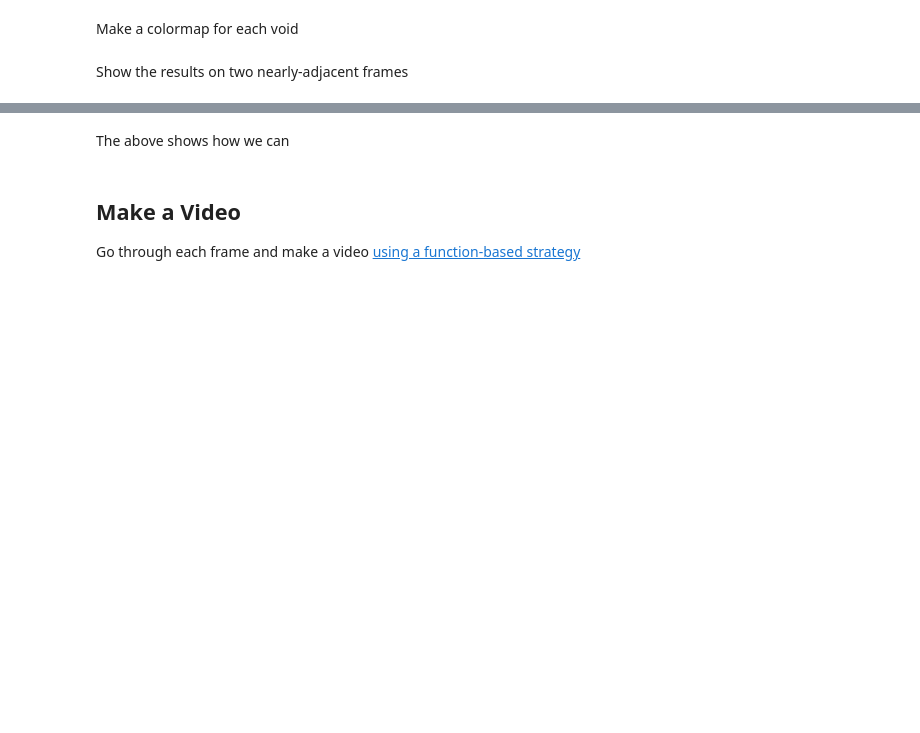
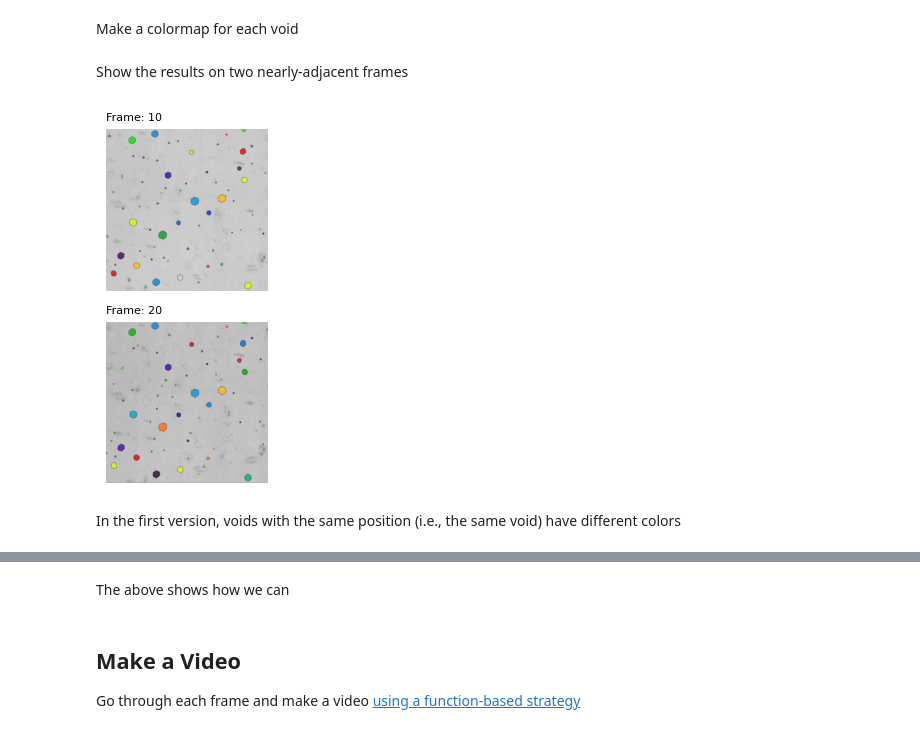
Before and after one commit to globus-labs/real-time-defect-analysis, a Jupyter notebook: notebooks/tracking-voids/1_make-labelling-video.ipynb, the cells around one changed output, grey strips where cells are left out. Saved outputs shown, nothing was run; the diff lists cells and outputs as text; code cells hidden in the pictures; blank space fills up the shorter version.

```diff
--- a/notebooks/tracking-voids/1_make-labelling-video.ipynb
+++ b/notebooks/tracking-voids/1_make-labelling-video.ipynb
@@ -150,6 +186,28 @@ def labels_to_colors(labels, colors) -> np.ndarray:
 colored_mask = labels_to_colors(labels, colors)
 # %% [markdown]
 Show the results on two nearly-adjacent frames
+# %%
+fig, axs = plt.subplots(2, 1, figsize=(2, 4.))
+
+for ax, fid in zip(axs, [10, 20]):
+    # Get the images
+    frame = frame_data.iloc[fid]
+    image = load_file(run_path / frame['image-path'])
+    labels = load_and_label_mask(fid, False)
+    colored_mask = labels_to_colors(labels, colors)
+
+    # Plot them
+    ax.set_title(f'Frame: {fid}', loc='left', fontsize=8)
+    im1 = ax.imshow(image, cmap='gray', alpha=0.5, extent=[0, 1, 0, 1])
+    im2 = ax.imshow(colored_mask, alpha=0.8, extent=[0, 1, 0, 1])
+    ax.axison = False
+
+fig.tight_layout()
+fig.savefig('figures/frames-with-local-ids.png', dpi=320)
+# %% [output]
+[figure, added]
+# %% [markdown]
+In the first version, voids with the same position (i.e., the same void) have different colors
 # %%
 fig, axs = plt.subplots(2, 1, figsize=(2, 4.))
 
```
Also changed, not shown: parts of 7 cells of this notebook, 3 other files.
